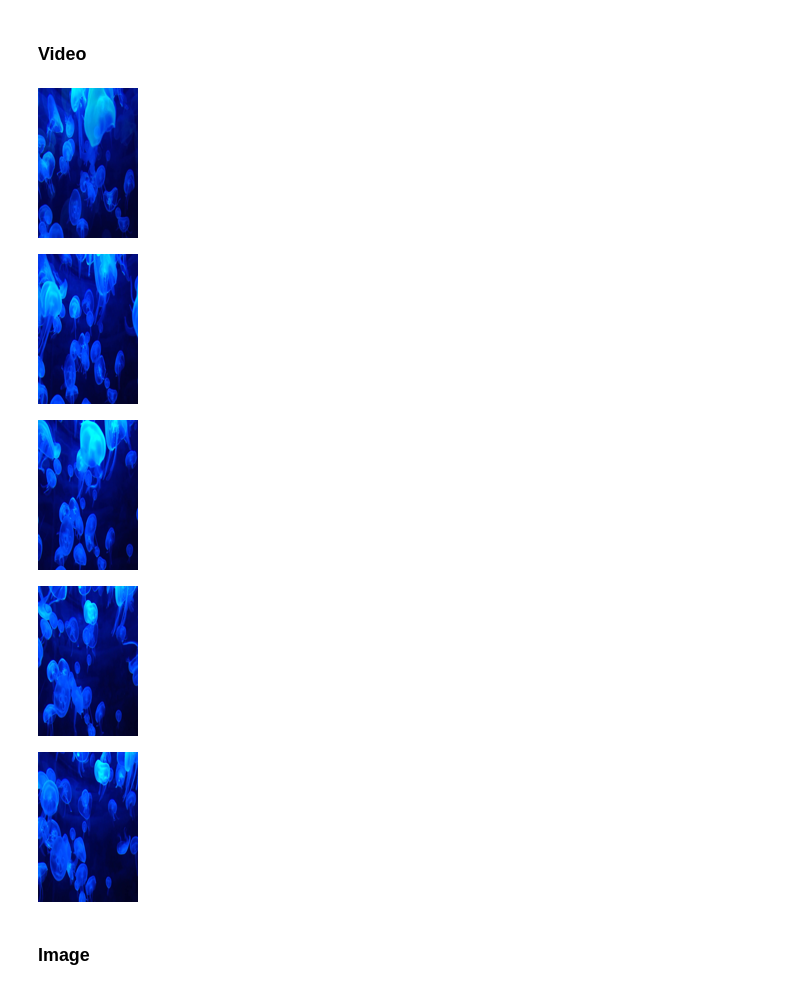
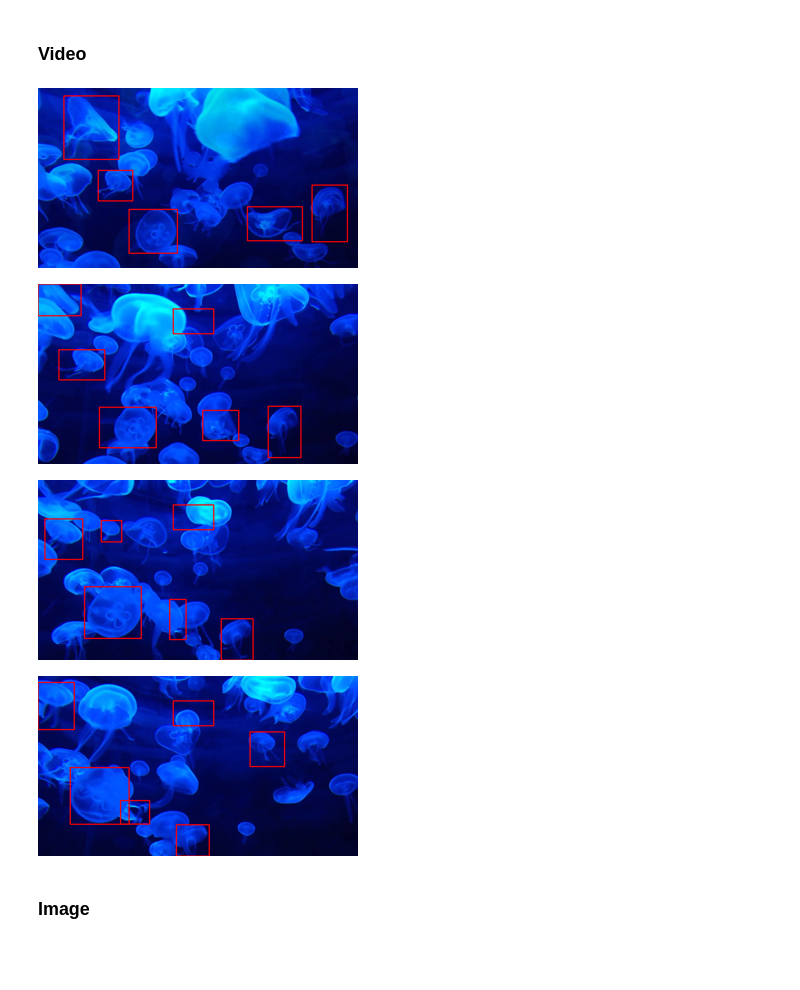
Before and after one commit to Labelbox/labelbox-python, a Jupyter notebook: examples/annotation_types/converters.ipynb, the cells around one changed output. Saved outputs shown, nothing was run; the diff lists cells and outputs as text; code cells hidden in the pictures; blank space fills up the shorter version.

```diff
--- a/examples/annotation_types/converters.ipynb
+++ b/examples/annotation_types/converters.ipynb
@@ -30,3 +44,22 @@ client = Client()
+# %%
+# If you don't want to give google access to drive you can skip this cell
+# and manually set `API_KEY` below.
+COLAB = "google.colab" in str(get_ipython())
+if COLAB:
+    !pip install colab-env -qU
+    from colab_env import envvar_handler
+    envvar_handler.envload()
+
+API_KEY = os.environ.get("LABELBOX_API_KEY")
+if not os.environ.get("LABELBOX_API_KEY"):
+    API_KEY = getpass("Please enter your labelbox api key")
+    if COLAB:
+        envvar_handler.add_env("LABELBOX_API_KEY", API_KEY)
+# %%
+# Only update this if you have an on-prem deployment
+ENDPOINT = "https://api.labelbox.com/graphql"
+
+client = Client(api_key=API_KEY, endpoint=ENDPOINT)
 # %% [markdown]
 ## Labelbox V1 Converter
 * Easily access your labelbox data
@@ -36,25 +69,30 @@ client = Client()
 # %%
 project = client.get_project("ckqcx1d58068c0y619qv7hzgu")
 labels = project.export_labels()
 
-import IPython
 
 for label in labels:
-    # Show every 20th frame
+    annotation_lookup = label.frame_annotations()
     for idx, frame in label.data.data:
-        if idx % 20 != 0:
+        if idx % 30 != 1:
             continue
 
-        # TODO: Draw annotations...
+        for annotation in annotation_lookup[idx]:
+            if isinstance(annotation.value, Rectangle):
+                start = annotation.value.start
+                end = annotation.value.end
+                start_pt = (int(start.x), int(start.y))
+                end_pt = (int(end.x), int(end.y))
+                frame = cv2.rectangle(np.array(frame), start_pt, end_pt, (255,0,0), 5)
 
         im = Image.fromarray(frame)
-        IPython.display.display( im.resize((w//2, h//2) ))
+        w,h = im.size
+        IPython.display.display(im.resize((w//6, h//6) ))
 # %% [output]
-[figure, old version]
+[figure, new version]
-[figure, old version]
+[figure, new version]
-[figure, old version]
+[figure, new version]
-[figure, old version]
+[figure, new version]
-[figure, removed]
 # %% [markdown]
 ### Image
 # %%
```
Also changed, not shown: parts of 3 cells of this notebook, 5 other files.
